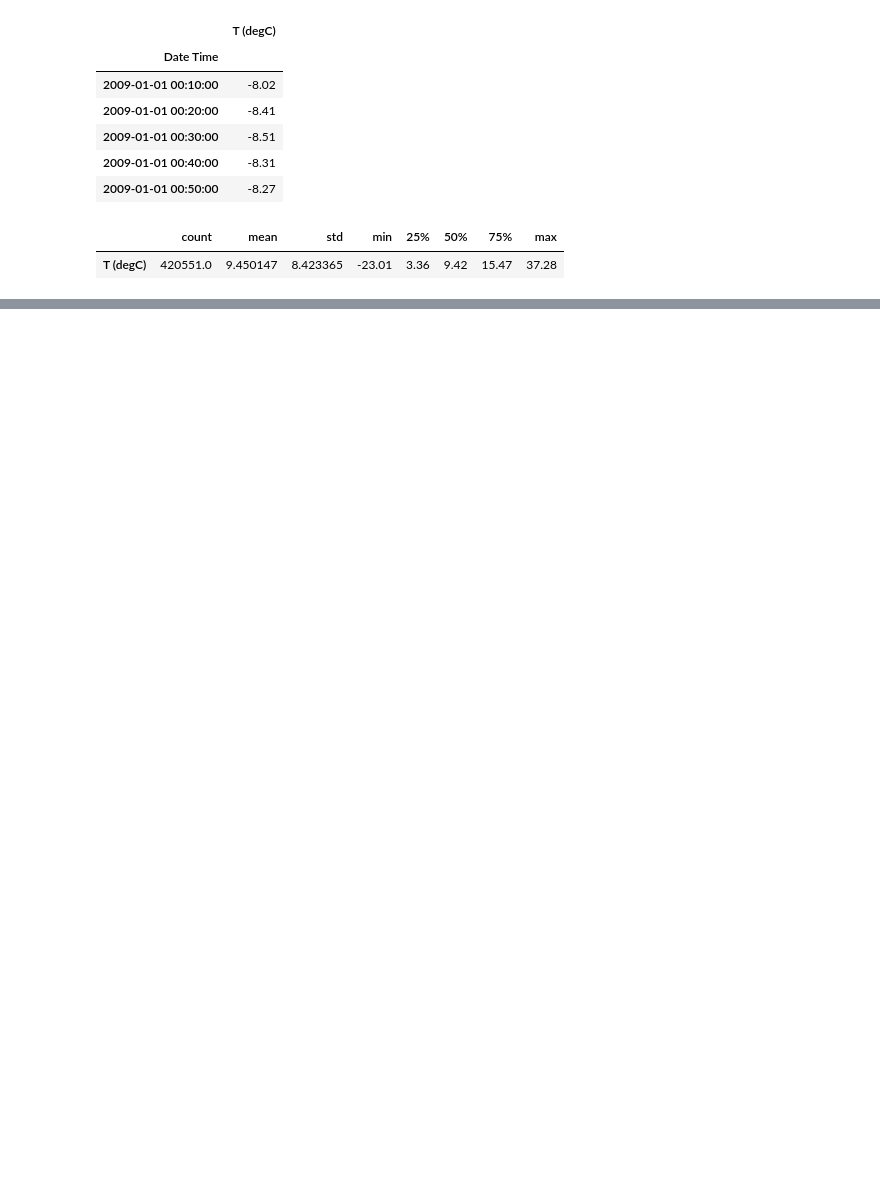
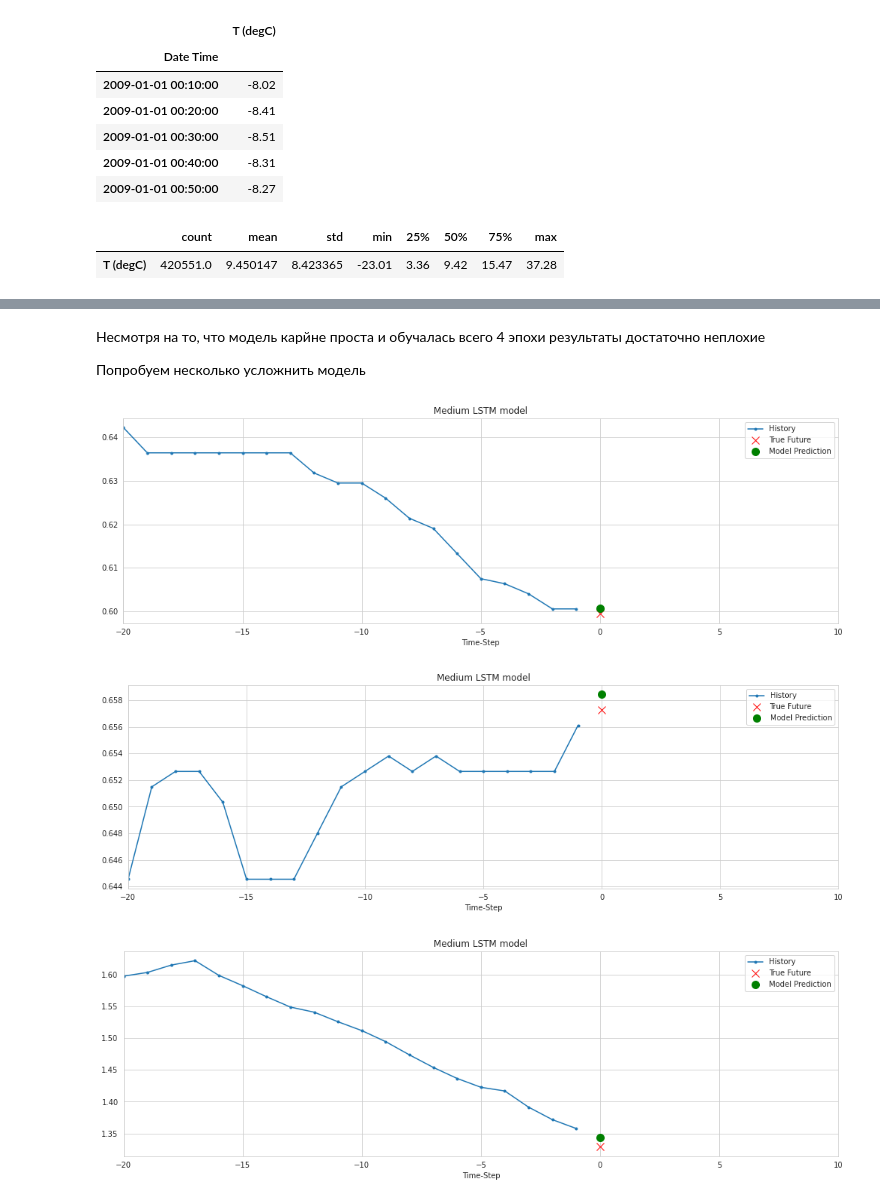
Before and after one commit to dTenebrae/neural_networks, a Jupyter notebook: hw5.ipynb, the cells around one changed output, grey strips where cells are left out. Cells and saved outputs as stored; diff of their text form; code cells hidden in the pictures; blank space fills up the shorter version.

```diff
--- a/hw5.ipynb
+++ b/hw5.ipynb
@@ -257,16 +208,17 @@ train_univariate = train_univariate.cache().shuffle(BUFFER_SIZE).batch(BATCH_SIZ
 val_univariate = tf.data.Dataset.from_tensor_slices((x_val_uni, y_val_uni))
 val_univariate = val_univariate.batch(BATCH_SIZE).repeat()
 # %%
+# Простейшая модель на lstm
 simple_lstm_model = tf.keras.models.Sequential([
     tf.keras.layers.LSTM(8, input_shape=x_train_uni.shape[-2:]),
     tf.keras.layers.Dense(1)
 ])
 
-simple_lstm_model.compile(optimizer='adam', loss='mae')
+simple_lstm_model.compile(optimizer='adam', loss='mae', metrics=['mae'])
 # %%
-early_stopping = EarlyStopping(monitor='val_loss', patience = 3, restore_best_weights=True)
+early_stopping = EarlyStopping(monitor='val_loss', patience = PATIENCE, restore_best_weights=True)
 simple_lstm_model.fit(train_univariate,
-                      epochs=EPOCHS,
+                      epochs=4,
                       steps_per_epoch=EVALUATION_INTERVAL,
                       validation_data=val_univariate,
                       callbacks=[early_stopping],
@@ -305,3 +245,7 @@ for x, y in val_univariate.take(3):
+# %% [markdown]
+Несмотря на то, что модель карйне проста и обучалась всего 4 эпохи результаты достаточно неплохие
+
+Попробуем несколько усложнить модель
 # %%
 medium_lstm_model = tf.keras.models.Sequential([
     tf.keras.layers.LSTM(64, input_shape=x_train_uni.shape[-2:], return_sequences="True"),
@@ -309,7 +253,24 @@ medium_lstm_model = tf.keras.models.Sequential([
     tf.keras.layers.Conv1D(64, 3, activation="linear"),
     tf.keras.layers.Flatten(),
     tf.keras.layers.Dense(3, activation="linear"),
-    tf.keras.layers.Dense(1, activation="linear"),
+    tf.keras.layers.Dense(1, activation="linear")
 ])
 
 medium_lstm_model.compile(optimizer='adam', loss='mae', metrics=['mae'])
+# %%
+early_stopping = EarlyStopping(monitor='val_loss', patience = PATIENCE, restore_best_weights=True)
+medium_lstm_model.fit(train_univariate,
+                      epochs=50,
+                      steps_per_epoch=EVALUATION_INTERVAL,
+                      validation_data=val_univariate,
+                      callbacks=[early_stopping],
+                      validation_steps=50)
+# %%
+for x, y in val_univariate.take(3):
+    plot = show_plot([x[0].numpy(), y[0].numpy(),
+                    medium_lstm_model.predict(x)[0]], 0, 'Medium LSTM model')
+    plot.show()
+# %% [output]
+[figure, added]
+[figure, added]
+[figure, added]
```
Also changed, not shown: parts of 58 cells of this notebook.
